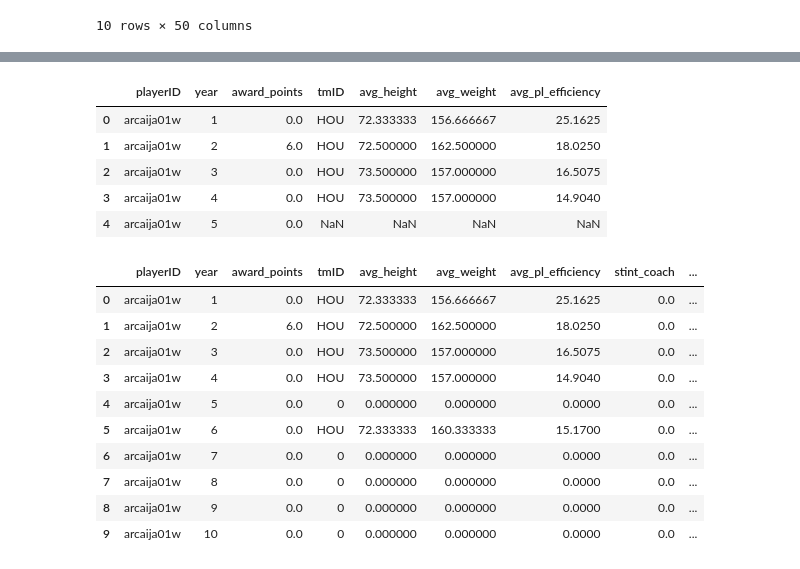
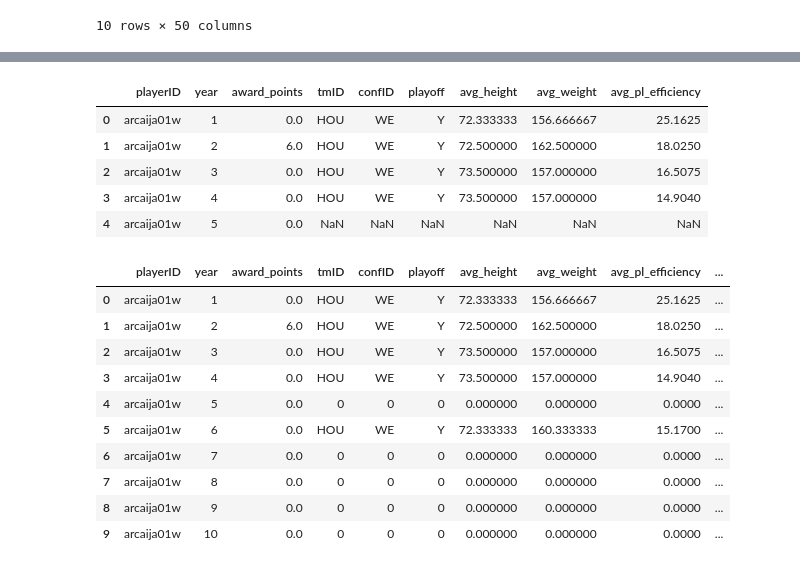
Before and after one commit to jmisidro/FEUP_ML, a Jupyter notebook: src/preparation.ipynb, the cells around one changed output, grey strips where cells are left out. Drawn from its saved outputs; the diff is of its cells as text; code cells hidden in the pictures.

```diff
--- a/src/preparation.ipynb
+++ b/src/preparation.ipynb
@@ -167,15 +167,15 @@ grouped_df = awards_players.groupby(['playerID', 'year'], as_index=False)['award
 grouped_df = grouped_df.sort_values(by=['playerID', 'year'])
 
 
-def calculate_last_3_years_sum(player_id, year):
+def calculate_last_3_years_sum(player_id, year, column_name='award_points'):
     # Filter the DataFrame for the specific player
     player_data = grouped_df[grouped_df['playerID'] == player_id]
 
-    # Get the last 3 years including the current year
-    last_years = player_data[(player_data['year'] <= year) & (player_data['year'] > year - 3)]
+    # Get the last 3 years excluding the current year
+    last_years = player_data[(player_data['year'] < year) & (player_data['year'] > year - 3)]
 
     # Sum the award points, treating non-existent years as 0
-    total_points = last_years['award_points'].sum()  # Sum existing points
+    total_points = last_years[column_name].sum()  # Sum existing points
 
     return total_points
 
@@ -184,21 +184,21 @@ grouped_df['last_3_years_sum'] = grouped_df.apply(
     lambda row: calculate_last_3_years_sum(row['playerID'], row['year']), axis=1
 )
 
-# Calculate all_time_sum
-def calculate_all_time_sum(player_id, current_year):
+# Calculate all_time_sum (excluding the current year)
+def calculate_all_time_sum(player_id, current_year, column_name='award_points'):
     # Filter the DataFrame for the specific player
     player_data = grouped_df[grouped_df['playerID'] == player_id]
 
-    # Filter for years less than or equal to the current year
-    player_data_current_year = player_data[player_data['year'] <= current_year]
+    # Filter for years less than the current year
+    player_data_current_year = player_data[player_data['year'] < current_year]
 
     # Initialize a variable to hold the sum of award points
     total_points = 0
 
     # Iterate through the filtered DataFrame
     for index, row in player_data_current_year.iterrows():
-        if row["year"] <= current_year:  # Check if the year is less than 5
-            total_points += row["award_points"]  # Add award points to total_points
+        if row["year"] < current_year:  # Check if the year is less than current_year
+            total_points += row[column_name]  # Add award points to total_points
 
     return total_points
 
@@ -235,3 +235,5 @@ merged_df['last_3_years_sum'] = merged_df.apply(
 merged_df['all_time_sum'] = merged_df.apply(
     lambda row: calculate_all_time_sum(row['playerID'], row['year']), axis=1
 )
+
+merged_df.head(10)
@@ -344,7 +344,9 @@ players_teams.head(10)
 | 9 | aguilel01w | 3 | UTA | 0.17 |
 # %%
 merged_result = pd.merge(merged_df, players_teams, on=['playerID', 'year'], how='left')
-merged_result.describe()
+# Fill NaN values with 5 (average efficiency)
+merged_result['pl_efficiency'] = merged_result['pl_efficiency'].fillna(5)
+
 merged_result.head(10)
 # %% [output]
 |  | playerID | year | award_points | last_3_years_sum | all_time_sum | tmID | pl_efficiency |
@@ -414,3 +399,8 @@ teams_all.head(10)
 | 8 | 7 | CHA | EA | 6 | N | 0 | 0 | 0 | 864 | 2178 | ... | ... |
 | 9 | 7 | CHI | EA | 7 | N | 0 | 0 | 0 | 858 | 2175 | ... | ... |
 10 rows × 50 columns
+# %%
+# merge with teams
+merged_result = merged_result.merge(teams_all, on=['tmID', 'year'], how='left')
+merged_result.describe()
+merged_result.head(10)
@@ -428,46 +446,46 @@ merged_result['avg_pl_efficiency'] = merged_result.groupby(['year', 'tmID'])['pl
 merged_result.drop(merged_result.columns.difference(['playerID','tmID', 'confID', 'year', 'playoff', 'award_points', 'avg_height', 'avg_weight', 'avg_pl_efficiency', 'tm_efficiency']), axis=1, inplace=True)
 merged_result.head()
 # %% [output]
-|  | playerID | year | award_points | tmID | avg_height | avg_weight | avg_pl_efficiency |
-| 0 | arcaija01w | 1 | 0.0 | HOU | 72.333333 | 156.666667 | 25.1625 |
-| 1 | arcaija01w | 2 | 6.0 | HOU | 72.500000 | 162.500000 | 18.0250 |
-| 2 | arcaija01w | 3 | 0.0 | HOU | 73.500000 | 157.000000 | 16.5075 |
-| 3 | arcaija01w | 4 | 0.0 | HOU | 73.500000 | 157.000000 | 14.9040 |
-| 4 | arcaija01w | 5 | 0.0 | NaN | NaN | NaN | NaN |
+|  | playerID | year | award_points | tmID | confID | playoff | avg_height | avg_weight | avg_pl_efficiency |
+| 0 | arcaija01w | 1 | 0.0 | HOU | WE | Y | 72.333333 | 156.666667 | 25.1625 |
+| 1 | arcaija01w | 2 | 6.0 | HOU | WE | Y | 72.500000 | 162.500000 | 18.0250 |
+| 2 | arcaija01w | 3 | 0.0 | HOU | WE | Y | 73.500000 | 157.000000 | 16.5075 |
+| 3 | arcaija01w | 4 | 0.0 | HOU | WE | Y | 73.500000 | 157.000000 | 14.9040 |
+| 4 | arcaija01w | 5 | 0.0 | NaN | NaN | NaN | NaN | NaN | NaN |
 # %%
 
 #merge coachID year in with playerID year to get coach award awards_players and coaches
 
 coaches = coaches.merge(awards_players, how='left', left_on=['year', 'coachID'], right_on=['year', 'playerID'])
 #drop playerID anda award
 coaches.drop(['playerID', 'award'], axis=1, inplace=True)
 #order by coachID
 coaches = coaches.sort_values(by=['coachID', 'year'])
 
 coaches['mean_wins'] = (coaches['won'] + coaches['post_wins']) / (coaches['lost'] + coaches['post_losses'])
 #drop won, post_wins, lost, post_losses
 coaches.drop(['won', 'post_wins', 'lost', 'post_losses'], axis=1, inplace=True)
 
 # rename awards_points to award_points_coach~
 coaches.rename(columns={'award_points': 'award_points_coach'}, inplace=True)
 coaches.rename(columns={'mean_wins': 'mean_wins_coach'}, inplace=True)
 
 #merge with merged_result
-merged_result = merged_result.merge(coaches, how='left', left_on=['year', 'tmID'], right_on=['year', 'tmID'])
+merged_result = merged_result.merge(coaches, how='left', on=['year', 'tmID'])
 #drop coachID
 merged_result.drop('coachID', axis=1, inplace=True)
 #fill NaN with 0
 merged_result.fillna(0, inplace=True)
 merged_result.head(10)
 # %% [output]
-|  | playerID | year | award_points | tmID | avg_height | avg_weight | avg_pl_efficiency | stint_coach | ... |
-| 0 | arcaija01w | 1 | 0.0 | HOU | 72.333333 | 156.666667 | 25.1625 | 0.0 | ... |
-| 1 | arcaija01w | 2 | 6.0 | HOU | 72.500000 | 162.500000 | 18.0250 | 0.0 | ... |
-| 2 | arcaija01w | 3 | 0.0 | HOU | 73.500000 | 157.000000 | 16.5075 | 0.0 | ... |
-| 3 | arcaija01w | 4 | 0.0 | HOU | 73.500000 | 157.000000 | 14.9040 | 0.0 | ... |
-| 4 | arcaija01w | 5 | 0.0 | 0 | 0.000000 | 0.000000 | 0.0000 | 0.0 | ... |
-| 5 | arcaija01w | 6 | 0.0 | HOU | 72.333333 | 160.333333 | 15.1700 | 0.0 | ... |
-| 6 | arcaija01w | 7 | 0.0 | 0 | 0.000000 | 0.000000 | 0.0000 | 0.0 | ... |
-| 7 | arcaija01w | 8 | 0.0 | 0 | 0.000000 | 0.000000 | 0.0000 | 0.0 | ... |
-| 8 | arcaija01w | 9 | 0.0 | 0 | 0.000000 | 0.000000 | 0.0000 | 0.0 | ... |
-| 9 | arcaija01w | 10 | 0.0 | 0 | 0.000000 | 0.000000 | 0.0000 | 0.0 | ... |
+|  | playerID | year | award_points | tmID | confID | playoff | avg_height | avg_weight | avg_pl_efficiency | ... |
+| 0 | arcaija01w | 1 | 0.0 | HOU | WE | Y | 72.333333 | 156.666667 | 25.1625 | ... |
+| 1 | arcaija01w | 2 | 6.0 | HOU | WE | Y | 72.500000 | 162.500000 | 18.0250 | ... |
+| 2 | arcaija01w | 3 | 0.0 | HOU | WE | Y | 73.500000 | 157.000000 | 16.5075 | ... |
+| 3 | arcaija01w | 4 | 0.0 | HOU | WE | Y | 73.500000 | 157.000000 | 14.9040 | ... |
+| 4 | arcaija01w | 5 | 0.0 | 0 | 0 | 0 | 0.000000 | 0.000000 | 0.0000 | ... |
+| 5 | arcaija01w | 6 | 0.0 | HOU | WE | Y | 72.333333 | 160.333333 | 15.1700 | ... |
+| 6 | arcaija01w | 7 | 0.0 | 0 | 0 | 0 | 0.000000 | 0.000000 | 0.0000 | ... |
+| 7 | arcaija01w | 8 | 0.0 | 0 | 0 | 0 | 0.000000 | 0.000000 | 0.0000 | ... |
+| 8 | arcaija01w | 9 | 0.0 | 0 | 0 | 0 | 0.000000 | 0.000000 | 0.0000 | ... |
+| 9 | arcaija01w | 10 | 0.0 | 0 | 0 | 0 | 0.000000 | 0.000000 | 0.0000 | ... |
```
Also changed, not shown: parts of 9 cells of this notebook, 8 other files.
